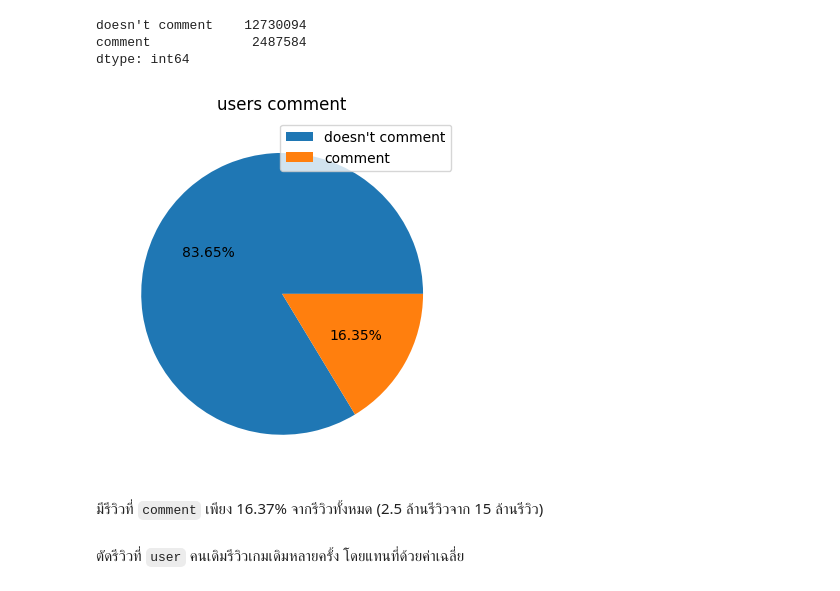
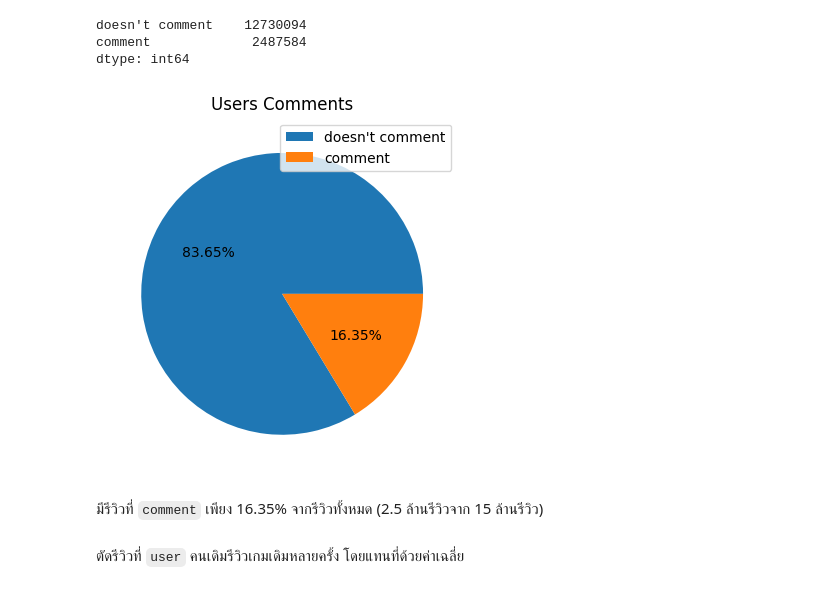
Before and after one commit to Kopzzz/Board-Game-RecCommu, a Jupyter notebook: code/2_Cleaning&EDA_Reviews.ipynb, the cells around one changed output. Cells and saved outputs as stored; diff of their text form; code cells hidden in the pictures.

```diff
--- a/code/2_Cleaning&EDA_Reviews.ipynb
+++ b/code/2_Cleaning&EDA_Reviews.ipynb
@@ -79,14 +79,14 @@ dtype: int64
 # %%
 plt.figure(figsize=(10,6))
 plt.subplot(1,2,1)
-plt.title('users comment')
+plt.title('Users Comments')
 plt.pie(ser_comment, autopct='%.2f%%')
 plt.legend(ser_comment.index)
 plt.show()
 # %% [output]
-[figure, old version]
+[figure, new version]
 # %% [markdown]
-มีรีวิวที่ `comment` เพียง 16.37% จากรีวิวทั้งหมด (2.5 ล้านรีวิวจาก 15 ล้านรีวิว)
+มีรีวิวที่ `comment` เพียง 16.35% จากรีวิวทั้งหมด (2.5 ล้านรีวิวจาก 15 ล้านรีวิว)
 # %% [markdown]
 ตัดรีวิวที่ `user` คนเดิมรีวิวเกมเดิมหลายครั้ง โดยแทนที่ด้วยค่าเฉลี่ย
 # %%
```
Also changed, not shown: parts of 4 cells of this notebook, 3 other files.
